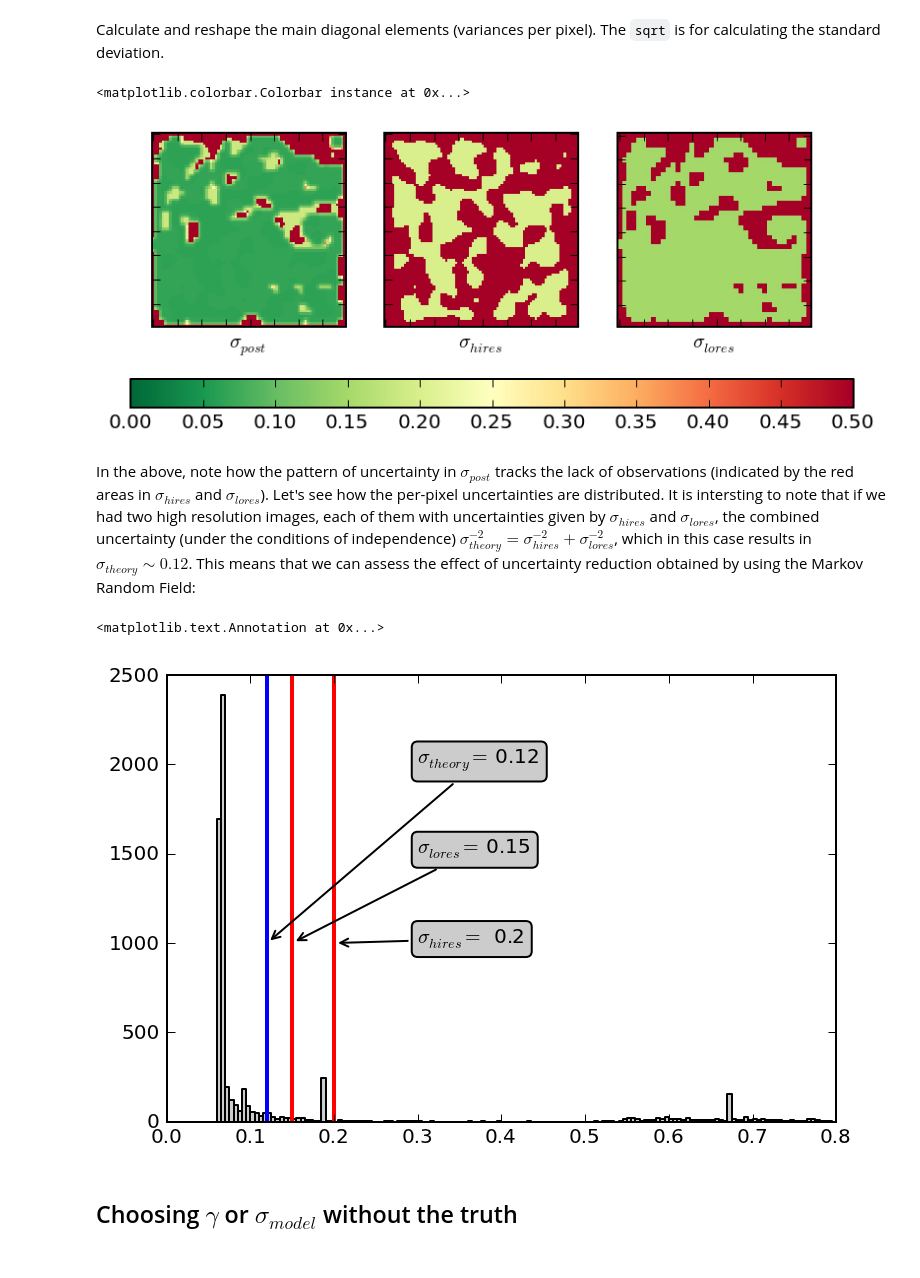
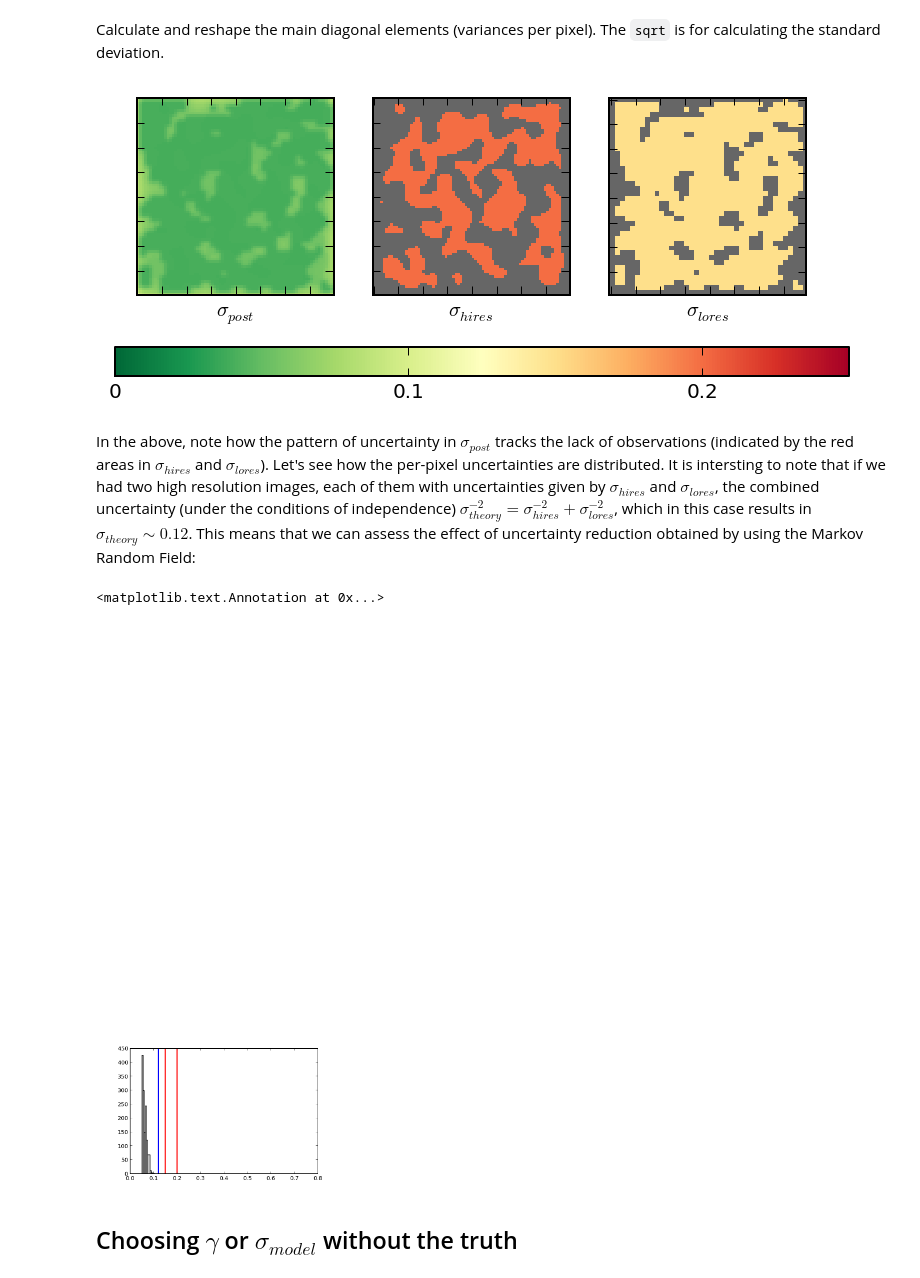
Before and after one commit to maxchernet/toy_eoldas, a Jupyter notebook: SpatialSmoothing.ipynb, the cells around one changed output. Cells and saved outputs as stored; diff of their text form; code cells hidden in the pictures.

Commit message:
Updated the Hessian calculations to include the regularisation parameter that was missing

```diff
--- a/SpatialSmoothing.ipynb
+++ b/SpatialSmoothing.ipynb
@@ -649,7 +649,7 @@ d2 = -1*np.ones(rows*rows, dtype=np.int8)
 DXsparse = scipy.sparse.spdiags( [ d1, d2, d2], [0,rows, -rows], rows*rows,rows*rows)
 
 #print "Complete matrix test:", np.unique ( np.array(DeltaX) - np.array(DXsparse.todense()))
-Hessian_model = DYsparse + DXsparse
+Hessian_model = (DYsparse + DXsparse)/sigma_model**2
 # %% [markdown]
 Let's calculate the "observational uncertainty" for both types of observtions. We note that this is quite straightforward: the matrices will be diagonal, with bits missing when observations are missing. The lowres version will just be a constant value wherever the low resolution samples are available
 
@@ -675,27 +675,30 @@ Calculate and reshape the main diagonal elements (variances per pixel). The `sqr
 # %%
 post_sd = np.sqrt(np.diagonal(postCov)).reshape((rows, rows))
 # %%
+cmap = plt.cm.RdYlGn_r
+cmap.set_over('0.4')
 plt.subplot(1,3,1)
-plt.imshow ( post_sd, interpolation='nearest', cmap=plt.cm.RdYlGn_r, vmin=0, vmax=0.5)
+plt.imshow ( post_sd, interpolation='nearest', cmap=cmap, vmin=0, vmax=0.25)
 plt.xticks(visible=False)
 plt.yticks(visible=False)
 plt.xlabel(r'$\sigma_{post}$')
 plt.subplot(1,3,2)
-plt.imshow ( np.where(qa_flag_hires==1, 0.2, 1), interpolation='nearest', cmap=plt.cm.RdYlGn_r, vmin=0, vmax=0.5)
+plt.imshow ( np.where(qa_flag_hires==1, 0.2, 1), interpolation='nearest', cmap=cmap, vmin=0, vmax=0.25)
 plt.xticks(visible=False)
 plt.yticks(visible=False)
 plt.xlabel(r'$\sigma_{hires}$')
 plt.subplot(1,3,3)
-plt.imshow ( np.where(qa_flag_lores==1, 0.15, 1), interpolation='nearest', cmap=plt.cm.RdYlGn_r, vmin=0, vmax=0.5)
+plt.imshow ( np.where(qa_flag_lores==1, 0.15, 1), interpolation='nearest', cmap=cmap, vmin=0, vmax=0.25)
 plt.xticks(visible=False)
 plt.yticks(visible=False)
 plt.xlabel(r'$\sigma_{lores}$')
 
 cax = plt.axes([0.1, 0.2, 0.85, 0.05])
-plt.colorbar(cax=cax,orientation='horizontal')
+cbar = plt.colorbar(cax=cax,orientation='horizontal')
+cbar.set_ticks([0,0.1, 0.2])
+cbar.set_ticklabels([0,0.1,0.2])
 # %% [output]
-<matplotlib.colorbar.Colorbar instance at 0x...>
-[figure, old version]
+[figure, new version]
 # %% [markdown]
 In the above, note how the pattern of uncertainty in $\sigma_{post}$ tracks the lack of observations (indicated by the red areas in $\sigma_{hires}$ and $\sigma_{lores}$). Let's see how the per-pixel uncertainties are distributed. It is intersting to note that if we had two high resolution images, each of them with uncertainties given by $\sigma_{hires}$ and $\sigma_{lores}$, the combined uncertainty (under the conditions of independence) $\sigma_{theory}^{-2}=\sigma_{hires}^{-2} + \sigma_{lores}^{-2}$, which in this case results in $\sigma_{theory}\sim0.12$. This means that we can assess the effect of uncertainty reduction obtained by using the Markov Random Field:
 # %%
@@ -716,7 +719,7 @@ ax.annotate(r'$\sigma_{theory}=$'+"%5.2G"%theoretical_sigma, xy=(theoretical_sig
             arrowprops=dict(arrowstyle="->"))
 # %% [output]
 <matplotlib.text.Annotation at 0x...>
-[figure, old version]
+[figure, new version]
 # %% [markdown]
 ## Choosing $\gamma$ or $\sigma_{model}$ without the truth
 # %% [markdown]
```
Also changed, not shown: parts of 15 cells of this notebook.
